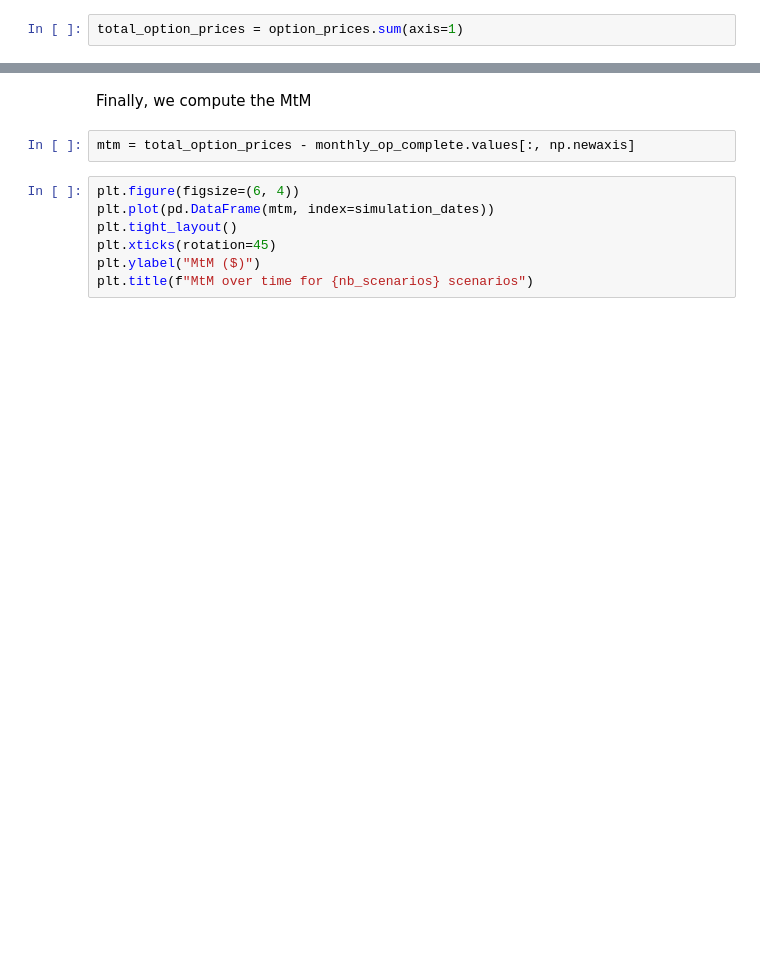
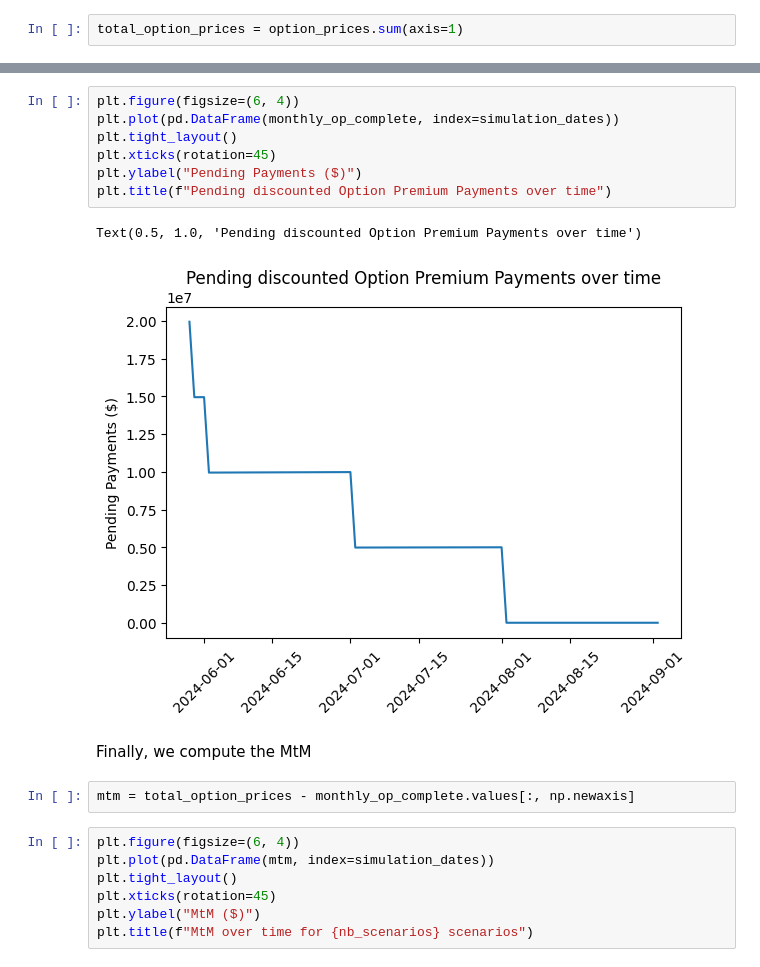
Before and after one commit to AndresMirelesTGP/HRCO, a Jupyter notebook: hrco_pricing.ipynb, the cells around one changed output, grey strips where cells are left out. Drawn from its saved outputs; the diff is of its cells as text; blank space fills up the shorter version.

```diff
--- a/hrco_pricing.ipynb
+++ b/hrco_pricing.ipynb
@@ -325,3 +367,13 @@ monthly_op_complete = monthly_op_df.sum(axis=1)
+# %%
+plt.figure(figsize=(6, 4))
+plt.plot(pd.DataFrame(monthly_op_complete, index=simulation_dates))
+plt.tight_layout()
+plt.xticks(rotation=45)
+plt.ylabel("Pending Payments ($)")
+plt.title(f"Pending discounted Option Premium Payments over time")
+# %% [output]
+Text(0.5, 1.0, 'Pending discounted Option Premium Payments over time')
+[figure, added]
 # %% [markdown]
 Finally, we compute the MtM
 # %%
```
Also changed, not shown: parts of 14 cells of this notebook, 1 other file.
